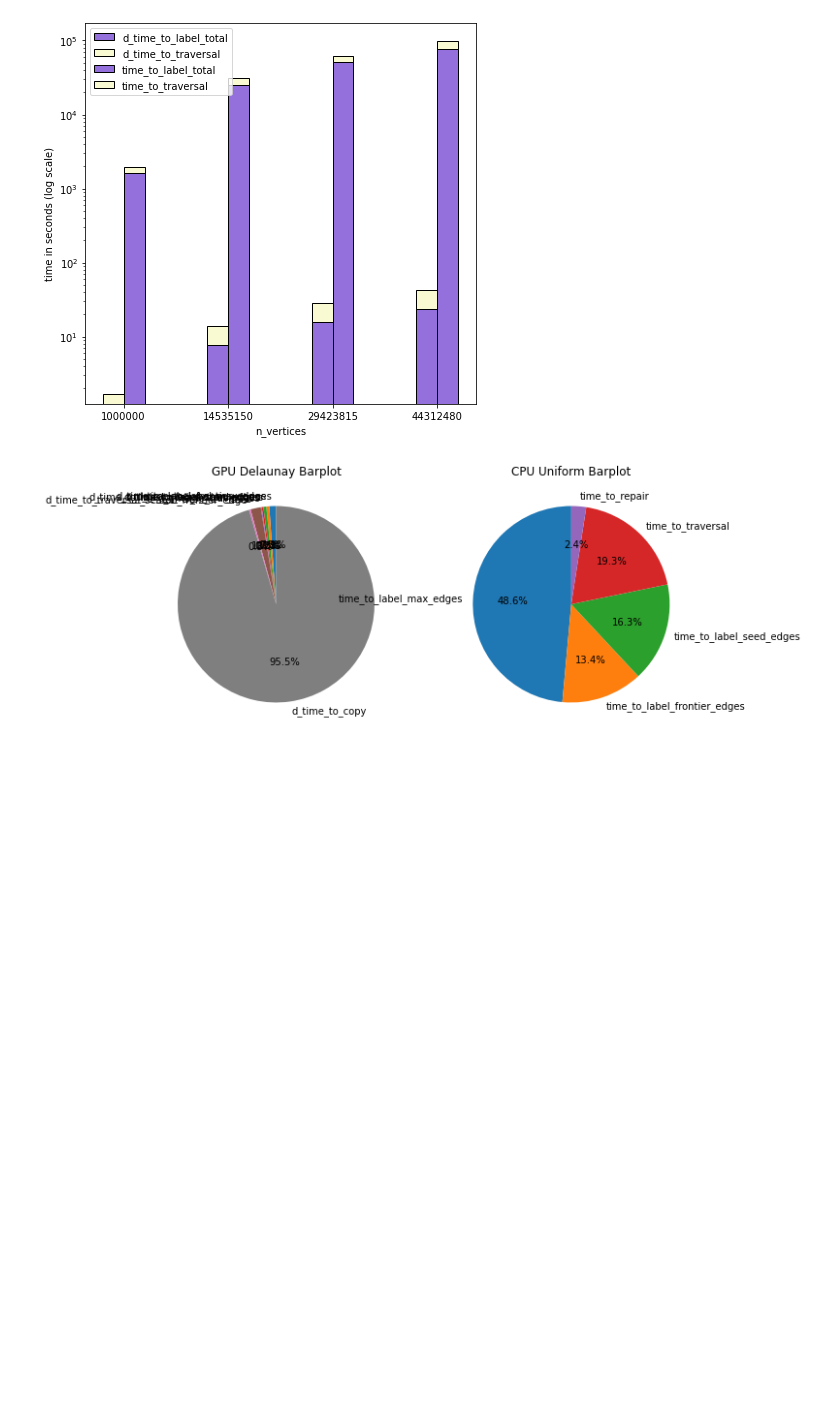
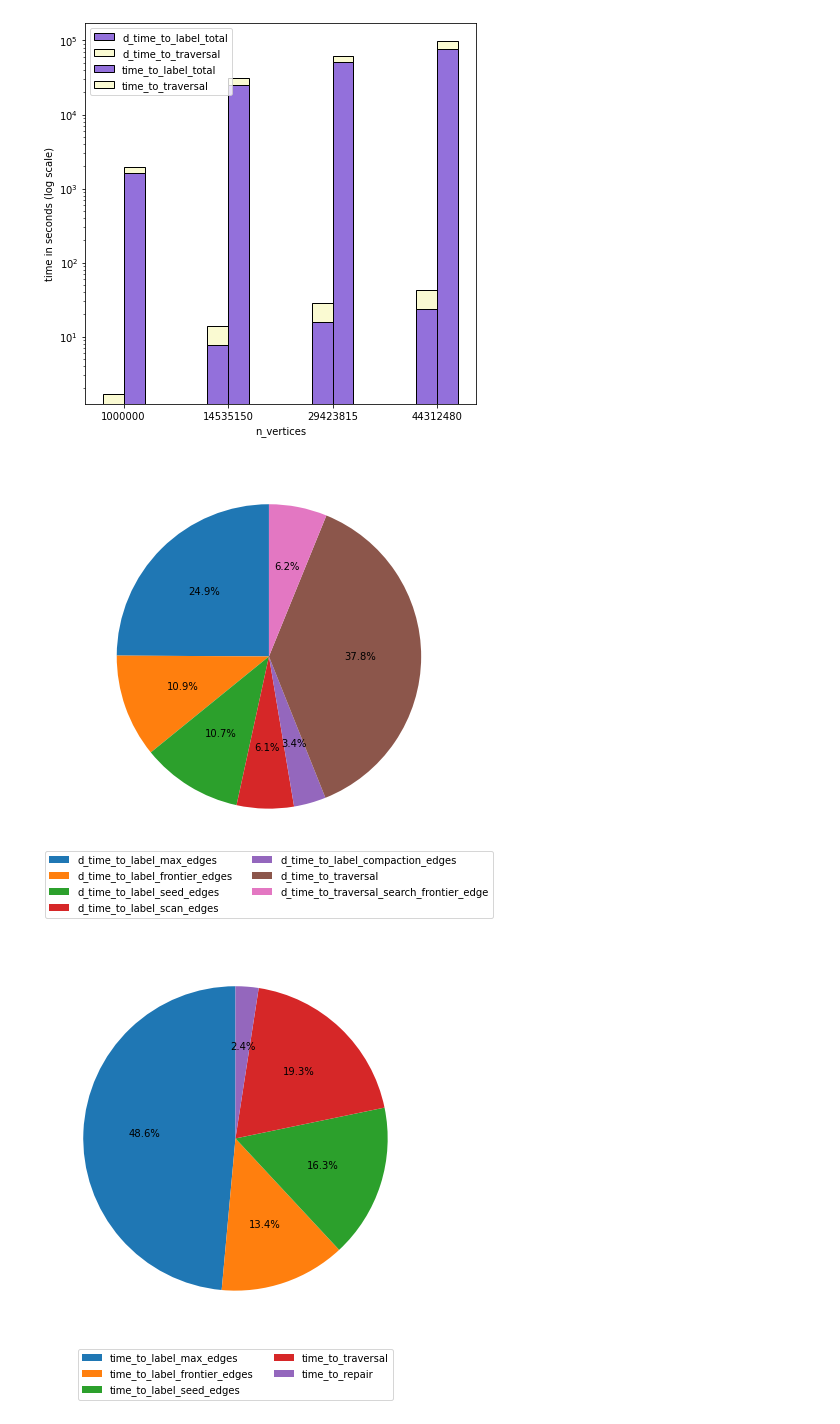
Before and after one commit to ssalinasfe/GPolylla, a Jupyter notebook: experiments/plots.ipynb, the cells around one changed output. Drawn from its saved outputs; the diff is of its cells as text; code cells hidden in the pictures; blank space fills up the shorter version.

```diff
--- a/experiments/plots.ipynb
+++ b/experiments/plots.ipynb
@@ -553,33 +553,43 @@ plt.show()
 # %%
 import matplotlib.pyplot as plt
 import pandas as pd
 
 
 #GPU_delaunay_barplot = GPU_data_time_uniform[['n_vertices', 'd_time_to_label_total', 'd_time_to_traversal', 'd_time_to_repair']].copy()
 #CPU_delaunay_barplot = CPU_data_time_uniform[['n_vertices', 'time_to_label_total', 'time_to_traversal', 'time_to_repair']].copy()
 
 GPU_delaunay = GPU_data_time_uniform[['n_vertices', 'd_time_to_label_max_edges', 'd_time_to_label_frontier_edges', 'd_time_to_label_seed_edges', 'd_time_to_label_scan_edges', 'd_time_to_label_compaction_edges', 'd_time_to_traversal', 'd_time_to_traversal_search_frontier_edge']].copy()
 
 # sum d_time_copy_to_device and d_time_to_back_to_host to a column called d_time_to_copy
-GPU_delaunay['d_time_to_copy'] = GPU_data_time_uniform['d_time_copy_to_device'] + GPU_data_time_uniform['d_time_to_back_to_host']
+#GPU_delaunay['d_time_to_copy'] = GPU_data_time_uniform['d_time_copy_to_device'] + GPU_data_time_uniform['d_time_to_back_to_host']
 
 CPU_delaunay = CPU_data_time_uniform[['n_vertices', 'time_to_label_max_edges', 'time_to_label_frontier_edges', 'time_to_label_seed_edges', 'time_to_traversal', 'time_to_repair']].copy()
-
-
 
 # Get the last row of each dataframe
 GPU_last_row = GPU_delaunay.iloc[-1]
 CPU_last_row = CPU_delaunay.iloc[-1]
 
-# Create pie charts for the last row values
-fig, (ax1, ax2) = plt.subplots(1, 2, figsize=(10, 5))
 
-ax1.pie(GPU_last_row[1:], labels=GPU_last_row.index[1:], autopct='%1.1f%%', startangle=90)
-ax1.set_title('GPU Delaunay Barplot')
+# Create pie chart for GPU dataframe
+labels = GPU_last_row.index[1:]
+values = GPU_last_row[1:]
+plt.pie(values, autopct='%1.1f%%', startangle=90)
+plt.legend(labels=labels, loc='lower center', bbox_to_anchor=(0.5, -0.2), ncol=2)
+#save pdf
+plt.savefig('GPU_delaunay_pieplot.pdf')
+plt.show()
 
-ax2.pie(CPU_last_row[1:], labels=CPU_last_row.index[1:], autopct='%1.1f%%', startangle=90)
-ax2.set_title('CPU Uniform Barplot')
+
+# Create pie chart for CPU dataframe
+labels = CPU_last_row.index[1:]
+values = CPU_last_row[1:]
+plt.pie(values, autopct='%1.1f%%', startangle=90)
+#save pdf
+
+plt.legend(labels=labels, loc='lower center', bbox_to_anchor=(0.5, -0.2), ncol=2)
+plt.savefig('CPU_delaunay_pieplot.pdf')
 
 plt.show()
 # %% [output]
-[figure, old version]
+[figure, new version]
+[figure, added]
```
